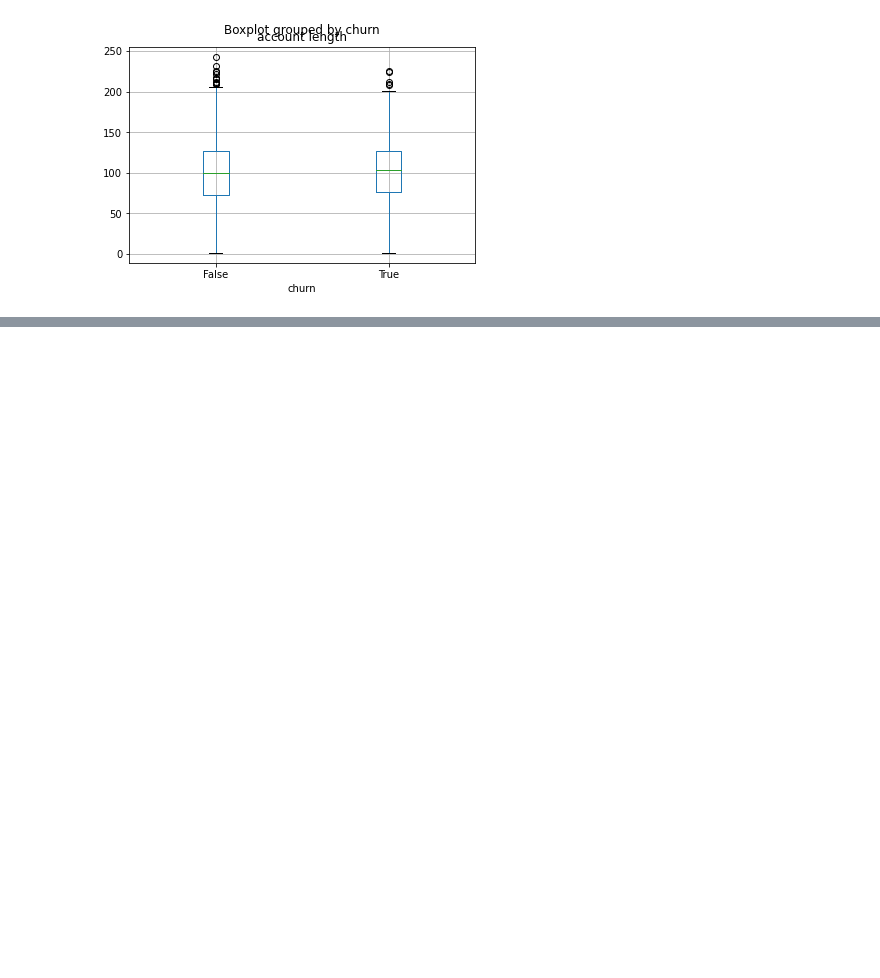
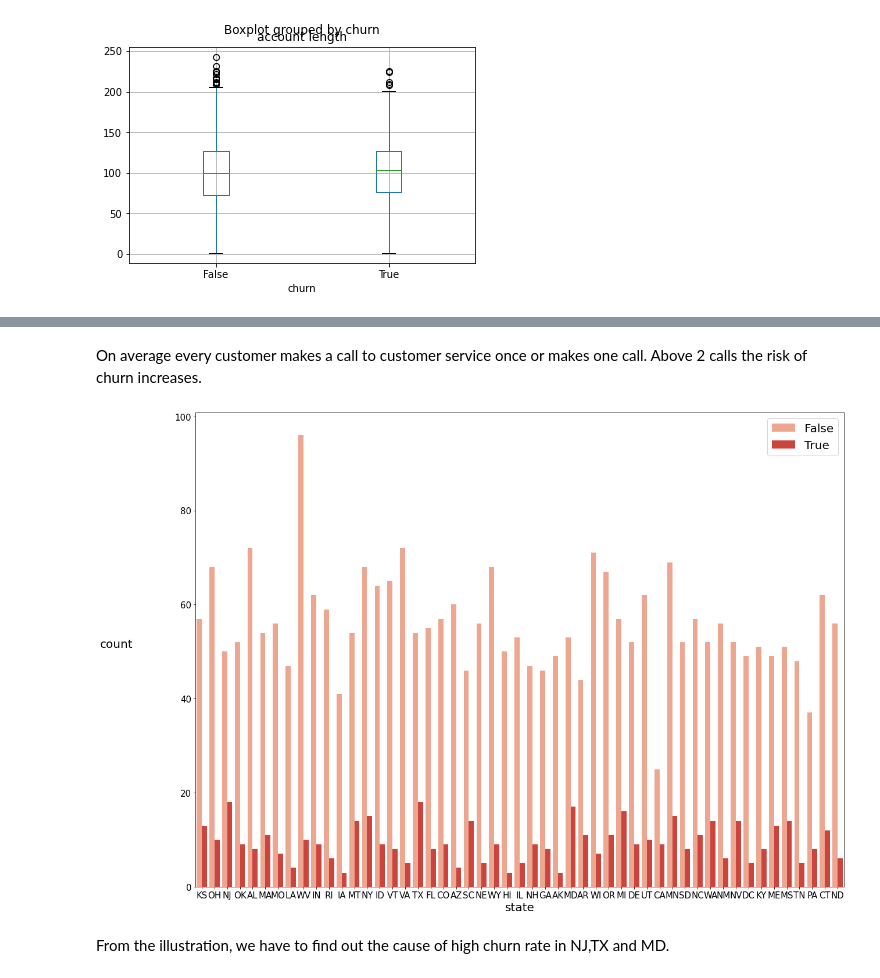
Before and after one commit to mercytegekson/Phase3Project, a Jupyter notebook: index.ipynb, the cells around one changed output, grey strips where cells are left out. Cells and saved outputs as stored; diff of their text form; code cells hidden in the pictures; blank space fills up the shorter version.

```diff
--- a/index.ipynb
+++ b/index.ipynb
@@ -412,3 +429,18 @@ plt.show()
+# %% [markdown]
+On average every customer makes a call to customer service once or makes one call.
+Above 2 calls the risk of churn increases.
+# %%
+fig, ax = plt.subplots(figsize=(20,15))
+ax = sns.countplot(x='state', hue='churn', data=df1, palette='Reds')
+ax.set_ylabel('count', rotation=0, labelpad=100,size=20)
+ax.set_xlabel('state', size=20)
+ax.legend(loc=0,fontsize=20);
+
+ax.tick_params(labelsize=15)
+# %% [output]
+[figure, added]
+# %% [markdown]
+From the illustration, we have to find out the cause of high churn rate in NJ,TX and MD.
 # %%
 df1.info()
 # %% [output]
```
Also changed, not shown: parts of 37 cells of this notebook.
